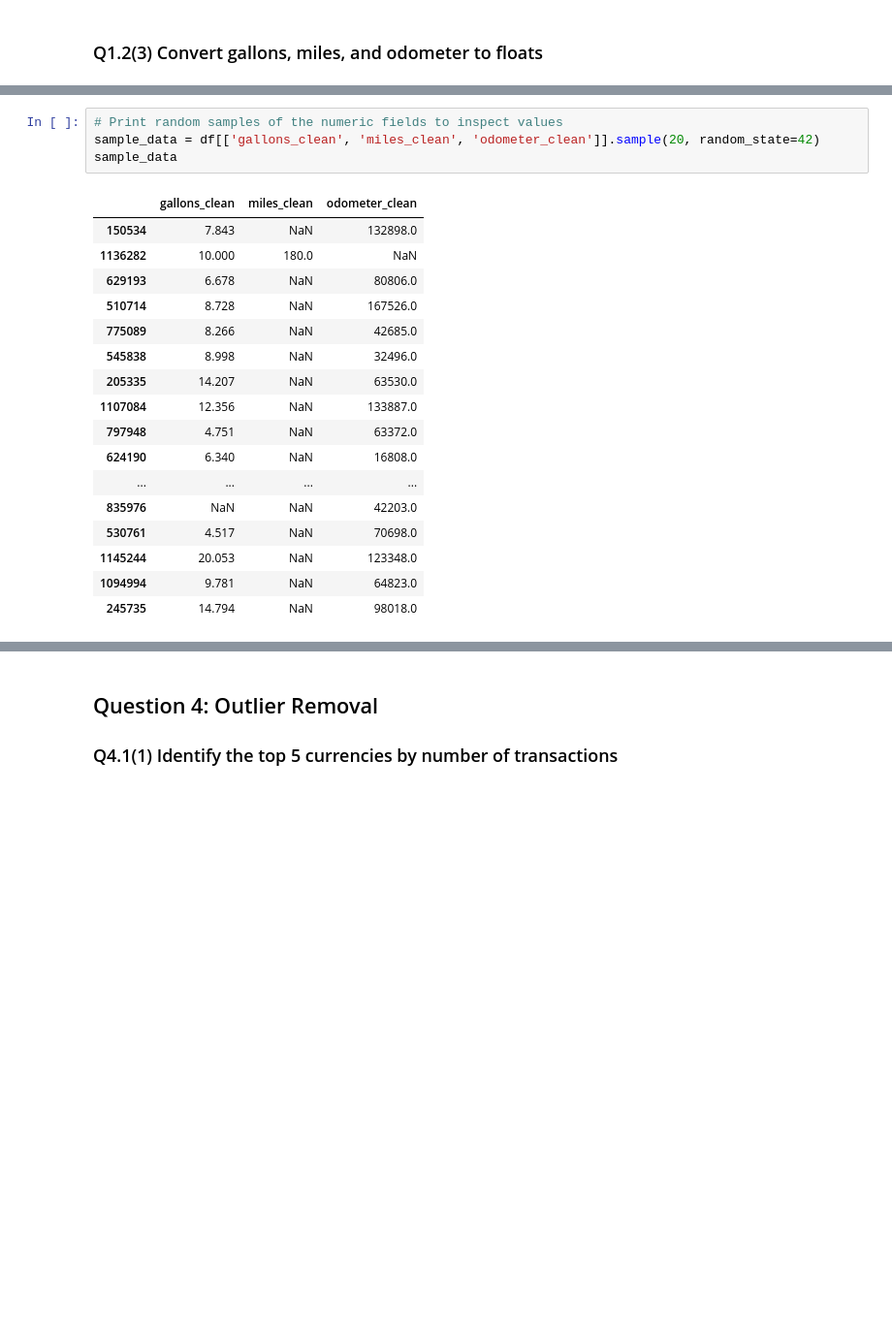
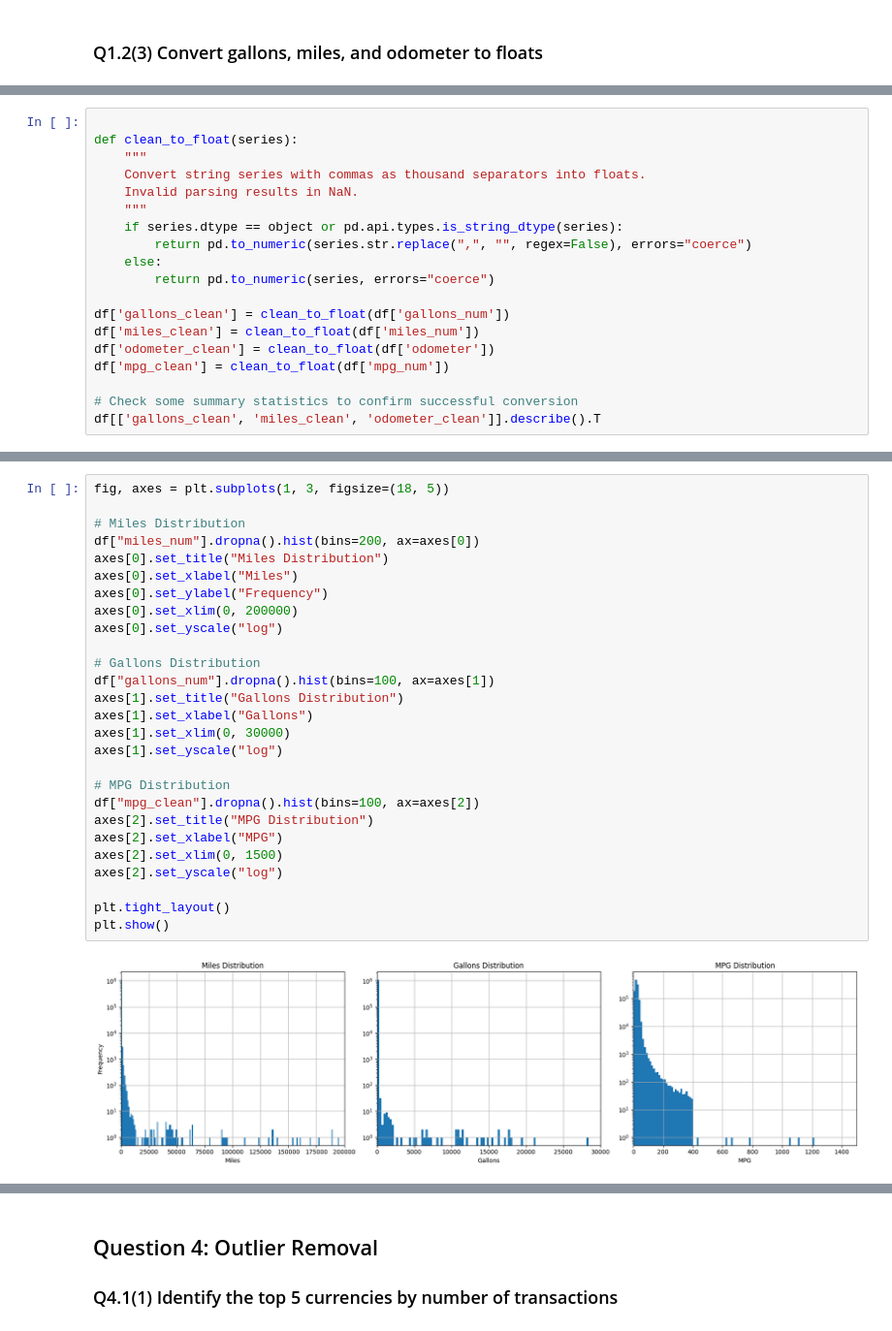
Before and after one commit to SeanMz28/IDVE_assignment1, a Jupyter notebook: assignment1.ipynb, the cells around one changed output, grey strips where cells are left out. Shown at 97% size. Drawn from its saved outputs; the diff is of its cells as text; blank space fills up the shorter version.

```diff
--- a/assignment1.ipynb
+++ b/assignment1.ipynb
@@ -252,0 +241,19 @@ df[['gallons_clean', 'miles_clean', 'odometer_clean']].describe().T
+# %%
+
+def clean_to_float(series):
+    """
+    Convert string series with commas as thousand separators into floats.
+    Invalid parsing results in NaN.
+    """
+    if series.dtype == object or pd.api.types.is_string_dtype(series):
+        return pd.to_numeric(series.str.replace(",", "", regex=False), errors="coerce")
+    else:
+        return pd.to_numeric(series, errors="coerce")
+
+df['gallons_clean'] = clean_to_float(df['gallons_num'])
+df['miles_clean'] = clean_to_float(df['miles_num'])
+df['odometer_clean'] = clean_to_float(df['odometer'])
+df['mpg_clean'] = clean_to_float(df['mpg_num'])
+
+# Check some summary statistics to confirm successful conversion
+df[['gallons_clean', 'miles_clean', 'odometer_clean']].describe().T
@@ -253,22 +314,29 @@ df[['gallons_clean', 'miles_clean', 'odometer_clean']].describe().T
 # %%
-# Print random samples of the numeric fields to inspect values
-sample_data = df[['gallons_clean', 'miles_clean', 'odometer_clean']].sample(20, random_state=42)
-sample_data
+fig, axes = plt.subplots(1, 3, figsize=(18, 5))
+
+# Miles Distribution
+df["miles_num"].dropna().hist(bins=200, ax=axes[0])
+axes[0].set_title("Miles Distribution")
+axes[0].set_xlabel("Miles")
+axes[0].set_ylabel("Frequency")
+axes[0].set_xlim(0, 200000)
+axes[0].set_yscale("log")
+
+# Gallons Distribution
+df["gallons_num"].dropna().hist(bins=100, ax=axes[1])
+axes[1].set_title("Gallons Distribution")
+axes[1].set_xlabel("Gallons")
+axes[1].set_xlim(0, 30000)
+axes[1].set_yscale("log")
+
+# MPG Distribution
+df["mpg_clean"].dropna().hist(bins=100, ax=axes[2])
+axes[2].set_title("MPG Distribution")
+axes[2].set_xlabel("MPG")
+axes[2].set_xlim(0, 1500)
+axes[2].set_yscale("log")
+
+plt.tight_layout()
+plt.show()
 # %% [output]
-|  | gallons_clean | miles_clean | odometer_clean |
-| 150534 | 7.843 | NaN | 132898.0 |
-| 1136282 | 10.000 | 180.0 | NaN |
-| 629193 | 6.678 | NaN | 80806.0 |
-| 510714 | 8.728 | NaN | 167526.0 |
-| 775089 | 8.266 | NaN | 42685.0 |
-| 545838 | 8.998 | NaN | 32496.0 |
-| 205335 | 14.207 | NaN | 63530.0 |
-| 1107084 | 12.356 | NaN | 133887.0 |
-| 797948 | 4.751 | NaN | 63372.0 |
-| 624190 | 6.340 | NaN | 16808.0 |
-| ... | ... | ... | ... |
-| 835976 | NaN | NaN | 42203.0 |
-| 530761 | 4.517 | NaN | 70698.0 |
-| 1145244 | 20.053 | NaN | 123348.0 |
-| 1094994 | 9.781 | NaN | 64823.0 |
-| 245735 | 14.794 | NaN | 98018.0 |
+[figure, added]
```
Also changed, not shown: parts of 41 cells of this notebook.
